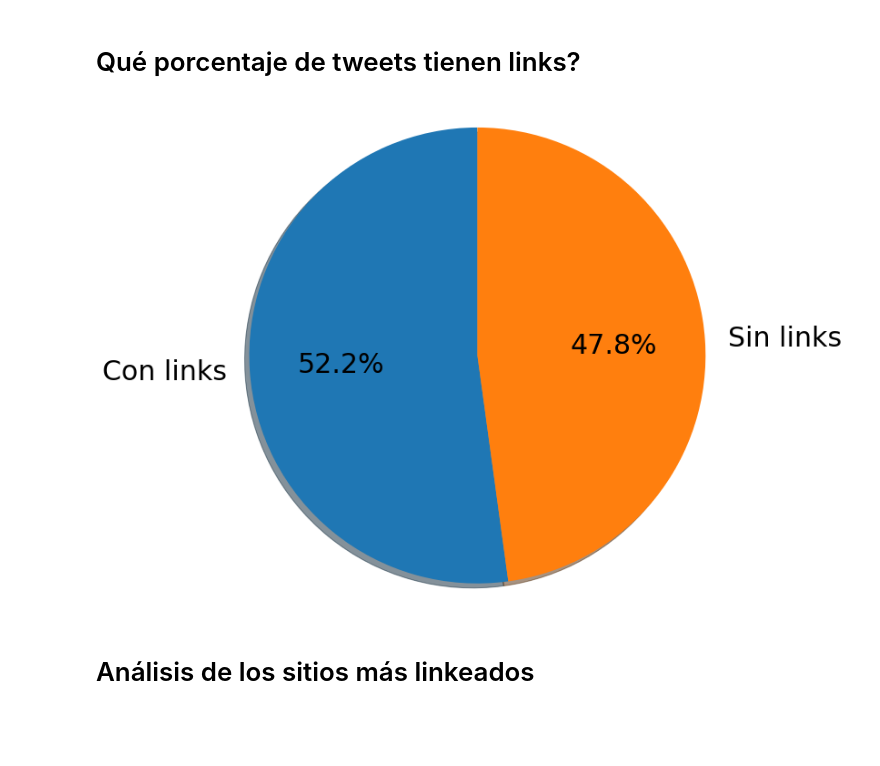
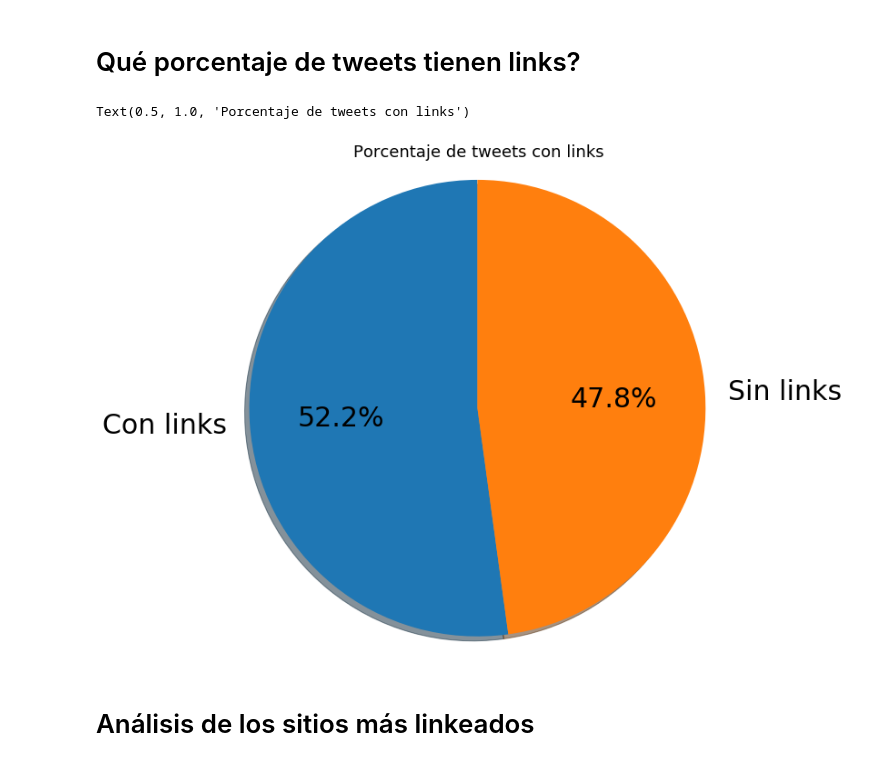
Before and after one commit to FranciscoGauna/TP1-Datos, a Jupyter notebook: Analisis-Seba.ipynb, the cells around one changed output. Saved outputs shown, nothing was run; the diff lists cells and outputs as text; code cells hidden in the pictures; blank space fills up the shorter version.

```diff
--- a/Analisis-Seba.ipynb
+++ b/Analisis-Seba.ipynb
@@ -81,25 +81,24 @@ plt.barh(nan_columns, nan_values);
 # Qué porcentaje de tweets tienen links?
 # %%
 #Determina si una cadena contiene uno o mas links o no
-def hasLinks(string):
-    links = re.findall("http[s]?://(?:[a-zA-Z]|[0-9]|[$-_@.&+]|[!*\(\), ]|(?:%[0-9a-fA-F][0-9a-fA-F]))+", string)
-    return len(links) > 0
 
 #Se determina la cantidad de tweets que tienen links
 datos["has_links"] = datos.apply(lambda row: hasLinks(row['text']), axis=1)
 
 porcentajeConLinks = 100*datos["has_links"].sum()/totalDatos
 porcentajeSinLinks = 100 - porcentajeConLinks
 
 labels = "Con links", "Sin links"
 sizes = [porcentajeConLinks, porcentajeSinLinks]
 
 fig1, ax1 = plt.subplots(figsize=(10,10))
 ax1.pie(sizes, labels=labels, autopct='%1.1f%%',
         shadow=True, startangle=90, textprops ={"size":30} )
 ax1.axis('equal');
+ax1.set_title("Porcentaje de tweets con links")
 # %% [output]
+Text(0.5, 1.0, 'Porcentaje de tweets con links')
-[figure, old version]
+[figure, new version]
 # %% [markdown]
 # Análisis de los sitios más linkeados
 # %%
```
Also changed, not shown: parts of 3 cells of this notebook, 1 other file.
